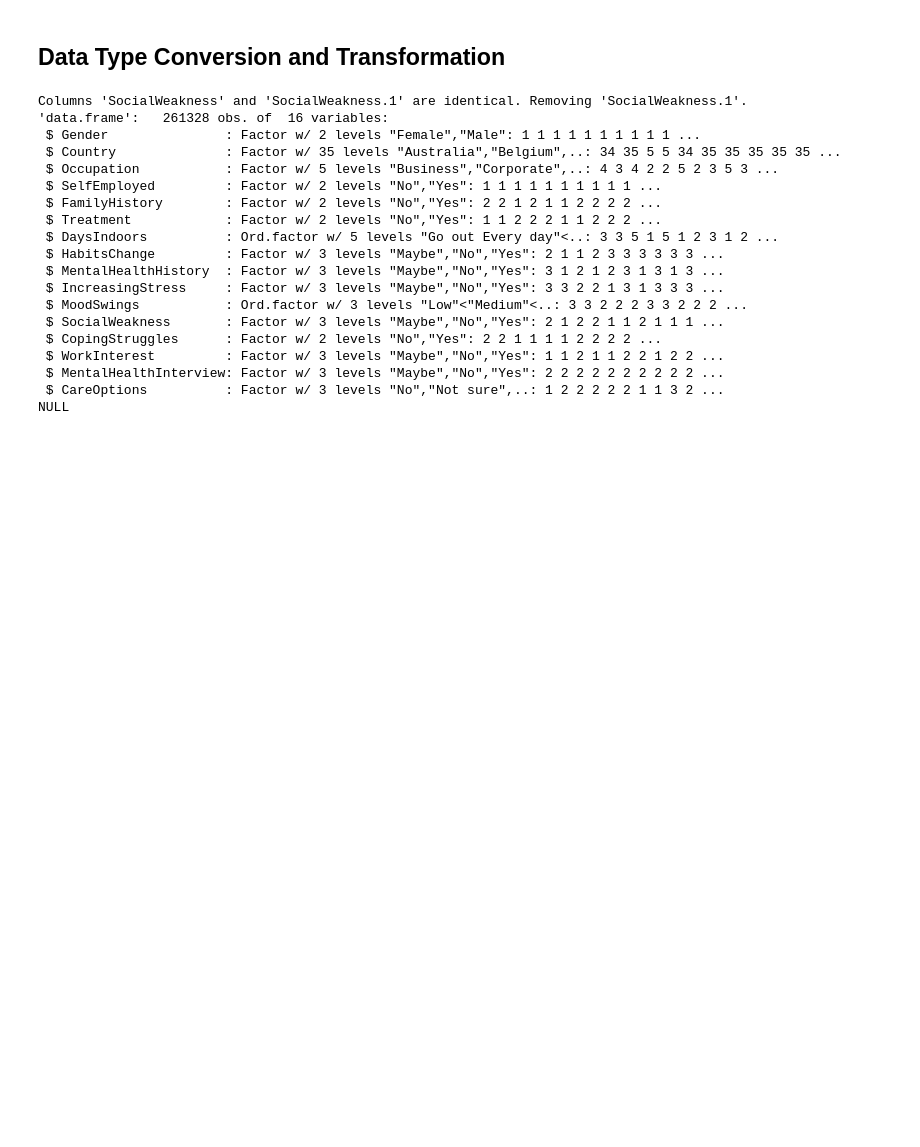
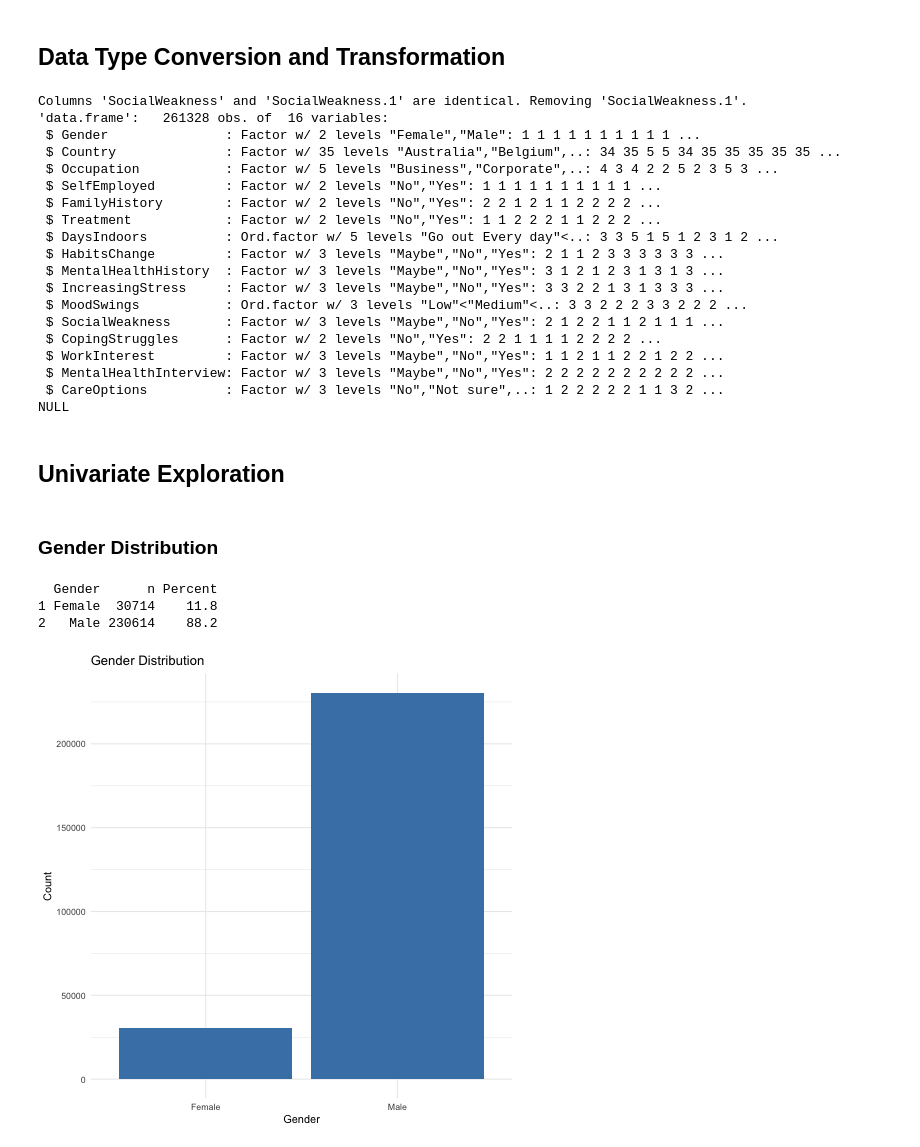
Before and after one commit to Deepking1996/ADS-506_Group_3_Final_Team_Project-, a Jupyter notebook: ADS_506_Final_Team_Project.ipynb, the cells around one changed output. Drawn from its saved outputs; the diff is of its cells as text; code cells hidden in the pictures; blank space fills up the shorter version.

```diff
--- a/ADS_506_Final_Team_Project.ipynb
+++ b/ADS_506_Final_Team_Project.ipynb
@@ -14,7 +22,7 @@ Now, let's load the provided CSV file into an R data frame.
 # %%
 %%R
 # Read the CSV file into an R data frame
-mental_health_data <- read.csv("/content/Mental Health dataset1.csv")
+mental_health_data <- read.csv("Mental Health dataset1.csv")
 
 # Display the first few rows of the data frame
 print(head(mental_health_data))
@@ -259,3 +267,25 @@ Columns 'SocialWeakness' and 'SocialWeakness.1' are identical. Removing 'SocialW
  $ MentalHealthInterview: Factor w/ 3 levels "Maybe","No","Yes": 2 2 2 2 2 2 2 2 2 2 ...
  $ CareOptions          : Factor w/ 3 levels "No","Not sure",..: 1 2 2 2 2 2 1 1 3 2 ...
 NULL
+# %% [markdown]
+## Univariate Exploration
+# %% [markdown]
+### Gender Distribution
+# %%
+%%R
+gender_counts <- mental_health_data %>%
+  count(Gender) %>%
+  mutate(Percent = round(n / sum(n) * 100, 1))
+
+print(gender_counts)
+
+ggplot(gender_counts, aes(x = Gender, y = n)) +
+  geom_col(fill = "steelblue") +
+  labs(title = "Gender Distribution",
+       x = "Gender", y = "Count") +
+  theme_minimal()
+# %% [output]
+  Gender      n Percent
+1 Female  30714    11.8
+2   Male 230614    88.2
+[figure, added]
```
Also changed, not shown: parts of 24 cells of this notebook.
